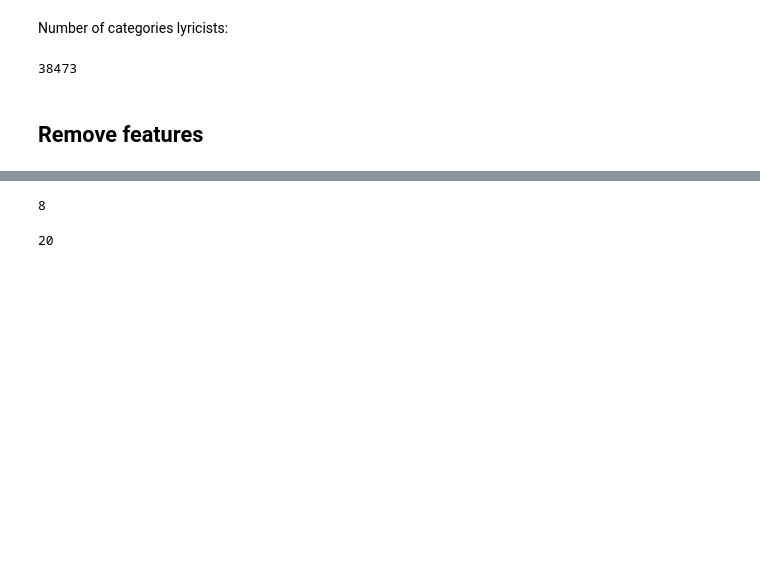
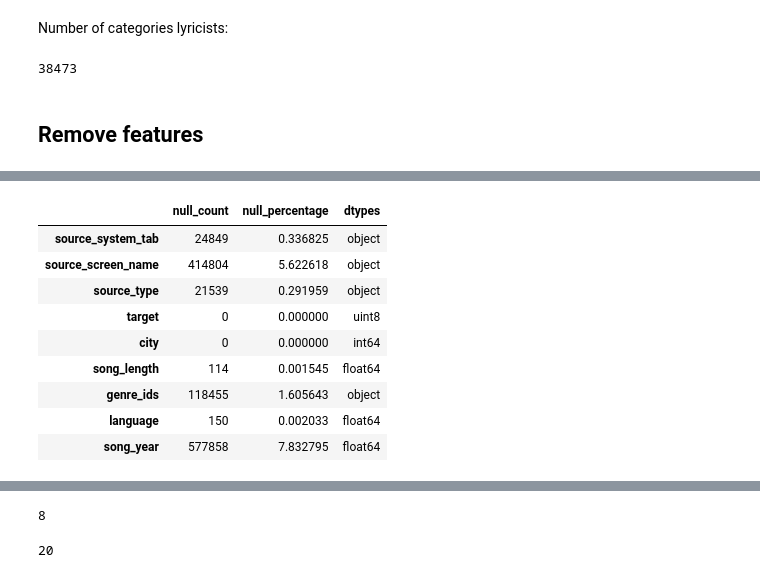
Before and after one commit to RaquelNeedsCoffee/PracticaAPA, a Jupyter notebook: Practica/Code/preprocessing.ipynb, the cells around one changed output, grey strips where cells are left out. Drawn from its saved outputs; the diff is of its cells as text; code cells hidden in the pictures; blank space fills up the shorter version.

```diff
--- a/Practica/Code/preprocessing.ipynb
+++ b/Practica/Code/preprocessing.ipynb
@@ -139,0 +138,14 @@ Out[3]:
+# %%
+merged_info = extract_info(df_merged)
+merged_info
+# %% [output]
+|  | null_count | null_percentage | dtypes |
+| source_system_tab | 24849 | 0.336825 | object |
+| source_screen_name | 414804 | 5.622618 | object |
+| source_type | 21539 | 0.291959 | object |
+| target | 0 | 0.000000 | uint8 |
+| city | 0 | 0.000000 | int64 |
+| song_length | 114 | 0.001545 | float64 |
+| genre_ids | 118455 | 1.605643 | object |
+| language | 150 | 0.002033 | float64 |
+| song_year | 577858 | 7.832795 | float64 |
```
Also changed, not shown: parts of 24 cells of this notebook, 1 other file.
